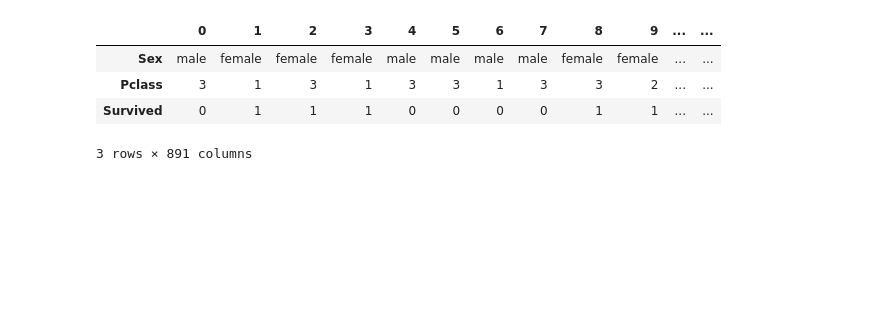
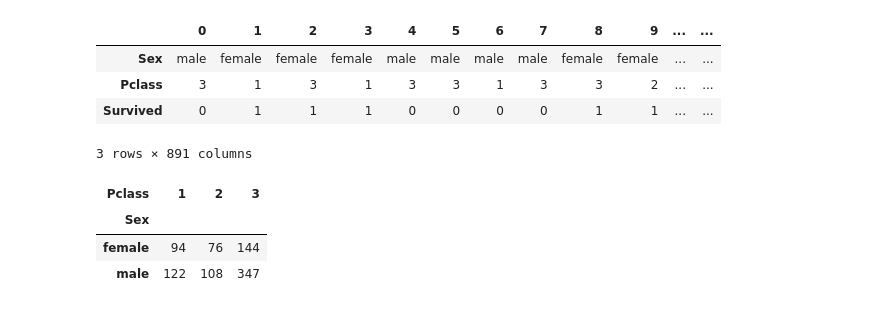
Before and after one commit to PavelVoroninR/Jupiter, a Jupyter notebook: Logistic Regression.ipynb, the cells around one changed output. Saved outputs shown, nothing was run; the diff lists cells and outputs as text; code cells hidden in the pictures; blank space fills up the shorter version.

```diff
--- a/Logistic Regression.ipynb
+++ b/Logistic Regression.ipynb
@@ -32,3 +32,10 @@ pd.DataFrame([df.Sex, df.Pclass, df.Survived])
 | Pclass | 3 | 1 | 3 | 1 | 3 | 3 | 1 | 3 | 3 | 2 | ... | ... |
 | Survived | 0 | 1 | 1 | 1 | 0 | 0 | 0 | 0 | 1 | 1 | ... | ... |
 3 rows × 891 columns
+# %%
+pd.crosstab(df.Sex, df.Pclass)
+# %% [output]
+| Pclass | 1 | 2 | 3 |
+| Sex |  |  |  |
+| female | 94 | 76 | 144 |
+| male | 122 | 108 | 347 |
```
